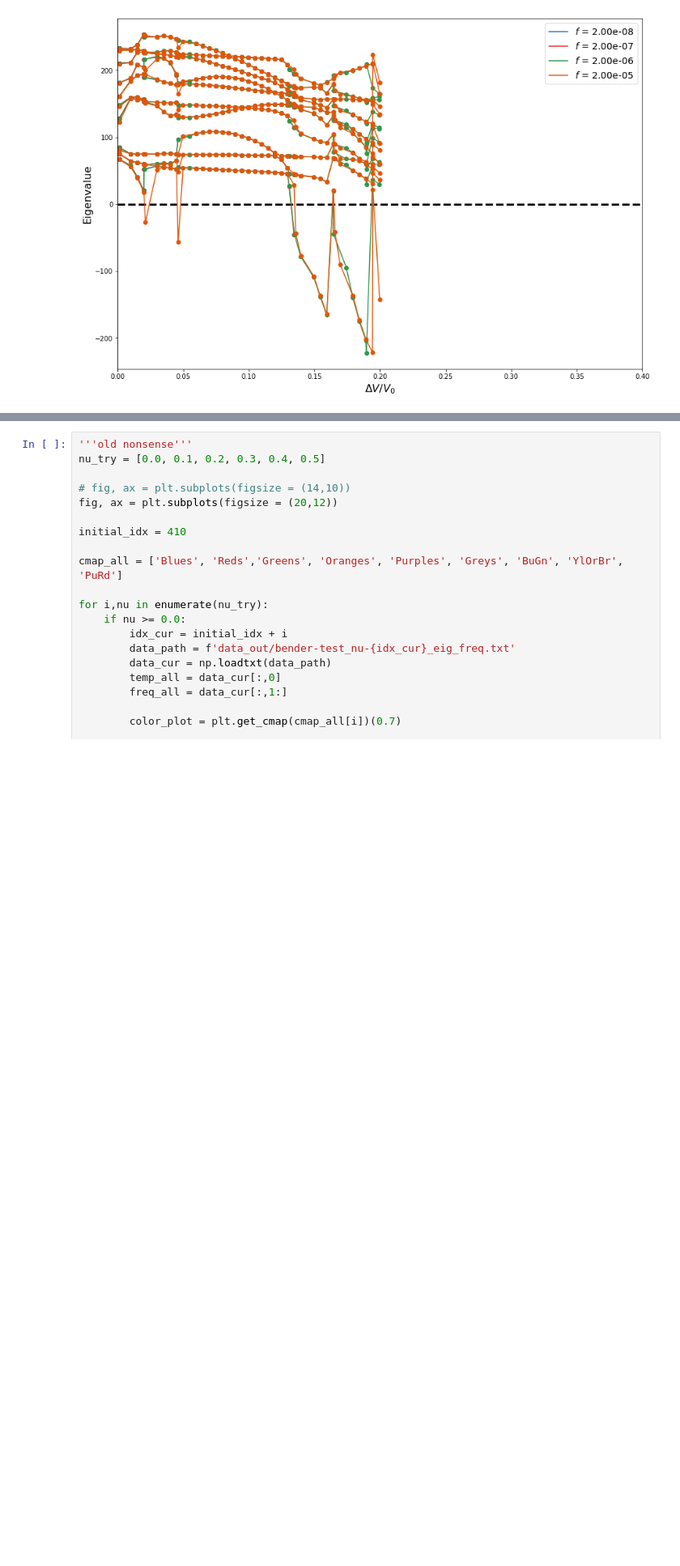
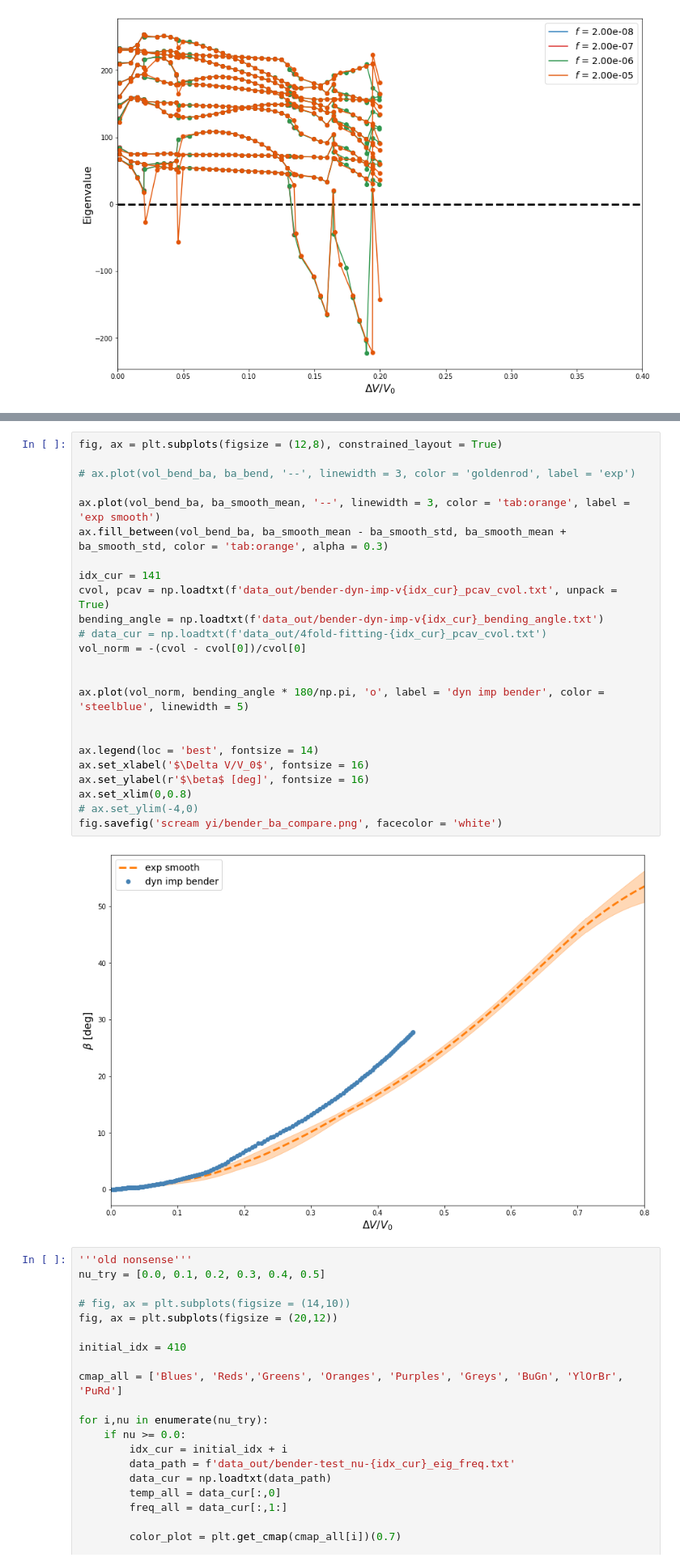
Before and after one commit to bertoldi-collab/buckling-cylinders, a Jupyter notebook: bender_compare.ipynb, the cells around one changed output, grey strips where cells are left out. Shown at 81% size. Drawn from its saved outputs; the diff is of its cells as text; blank space fills up the shorter version.

```diff
--- a/bender_compare.ipynb
+++ b/bender_compare.ipynb
@@ -127,3 +130,29 @@ ax.set_ylim(-5,0)
+# %%
+fig, ax = plt.subplots(figsize = (12,8), constrained_layout = True)
+
+# ax.plot(vol_bend_ba, ba_bend, '--', linewidth = 3, color = 'goldenrod', label = 'exp')
+
+ax.plot(vol_bend_ba, ba_smooth_mean, '--', linewidth = 3, color = 'tab:orange', label = 'exp smooth')
+ax.fill_between(vol_bend_ba, ba_smooth_mean - ba_smooth_std, ba_smooth_mean + ba_smooth_std, color = 'tab:orange', alpha = 0.3)
+
+idx_cur = 141
+cvol, pcav = np.loadtxt(f'data_out/bender-dyn-imp-v{idx_cur}_pcav_cvol.txt', unpack = True)
+bending_angle = np.loadtxt(f'data_out/bender-dyn-imp-v{idx_cur}_bending_angle.txt')
+# data_cur = np.loadtxt(f'data_out/4fold-fitting-{idx_cur}_pcav_cvol.txt')
+vol_norm = -(cvol - cvol[0])/cvol[0]
+
+
+ax.plot(vol_norm, bending_angle * 180/np.pi, 'o', label = 'dyn imp bender', color = 'steelblue', linewidth = 5)
+
+
+ax.legend(loc = 'best', fontsize = 14)
+ax.set_xlabel('$\Delta V/V_0$', fontsize = 16)
+ax.set_ylabel(r'$\beta$ [deg]', fontsize = 16)
+ax.set_xlim(0,0.8)
+# ax.set_ylim(-4,0)
+fig.savefig('scream yi/bender_ba_compare.png', facecolor = 'white')
+# %% [output]
+[figure, added]
 # %%
 '''old nonsense'''
 nu_try = [0.0, 0.1, 0.2, 0.3, 0.4, 0.5]
```
Also changed, not shown: parts of 3 cells of this notebook, 4 other files.
